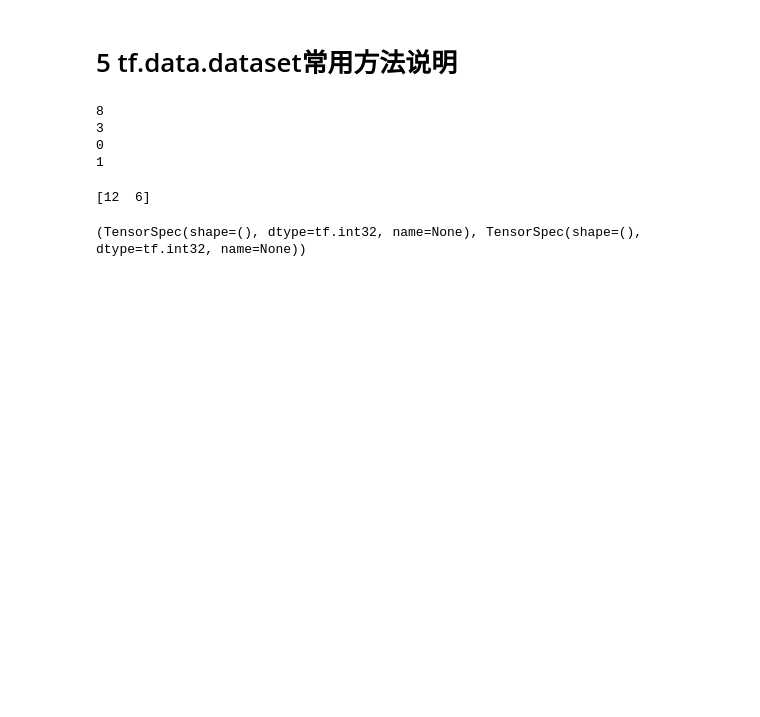
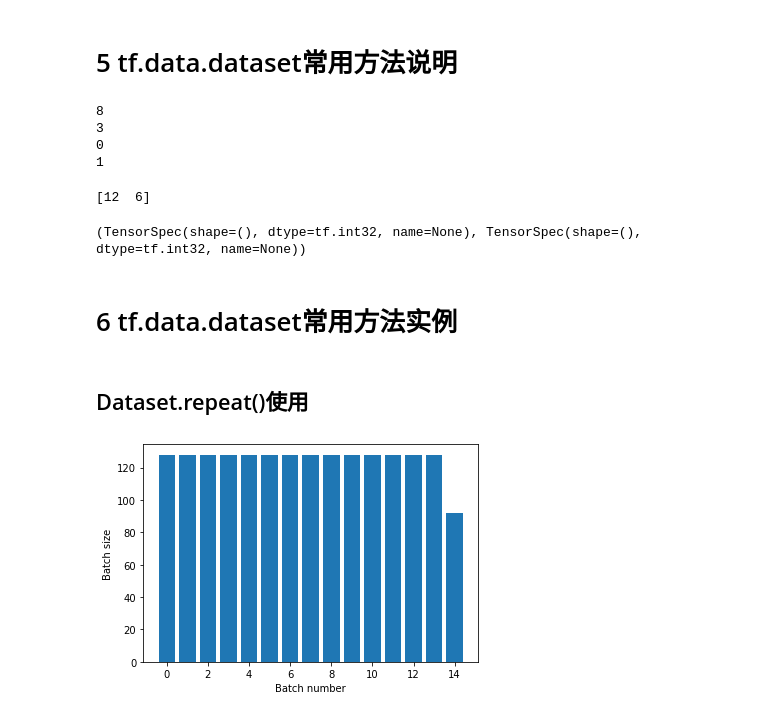
Before and after one commit to Estom/notes, a Jupyter notebook: Tensorflow/TensorFlow2.0/5 数据流水线.ipynb, the cells around one changed output. Saved outputs shown, nothing was run; the diff lists cells and outputs as text; code cells hidden in the pictures; blank space fills up the shorter version.

```diff
--- a/Tensorflow/TensorFlow2.0/5 数据流水线.ipynb
+++ b/Tensorflow/TensorFlow2.0/5 数据流水线.ipynb
@@ -127,3 +133,26 @@ print(dataset.reduce(0, lambda state, value: state + value).numpy())
 print(dataset.element_spec)
 # %% [output]
 (TensorSpec(shape=(), dtype=tf.int32, name=None), TensorSpec(shape=(), dtype=tf.int32, name=None))
+# %% [markdown]
+# 6 tf.data.dataset常用方法实例
+# %% [markdown]
+## Dataset.repeat()使用
+# %%
+import tensorflow as tf
+titanic_file = tf.keras.utils.get_file("train.csv", "https://storage.googleapis.com/tf-datasets/titanic/train.csv")
+titanic_lines = tf.data.TextLineDataset(titanic_file)
+# %%
+import matplotlib.pyplot as plt
+def plot_batch_sizes(ds):
+  batch_sizes = [batch.shape[0] for batch in ds]
+  plt.bar(range(len(batch_sizes)), batch_sizes)
+  plt.xlabel('Batch number')
+  plt.ylabel('Batch size')
+# %%
+# 应用Dataset.repeat()不带参数的转换将无限期地重复输入。
+
+# 该Dataset.repeat转换会将其参数没有信号一个时代的结束和下一个时代的开始。因此，Dataset.batch应用后将Dataset.repeat产生跨越历元边界的批处理：
+titanic_batches = titanic_lines.repeat(3).batch(128)
+plot_batch_sizes(titanic_batches)
+# %% [output]
+[figure, added]
```
Also changed, not shown: parts of 13 cells of this notebook, 30 other files.
